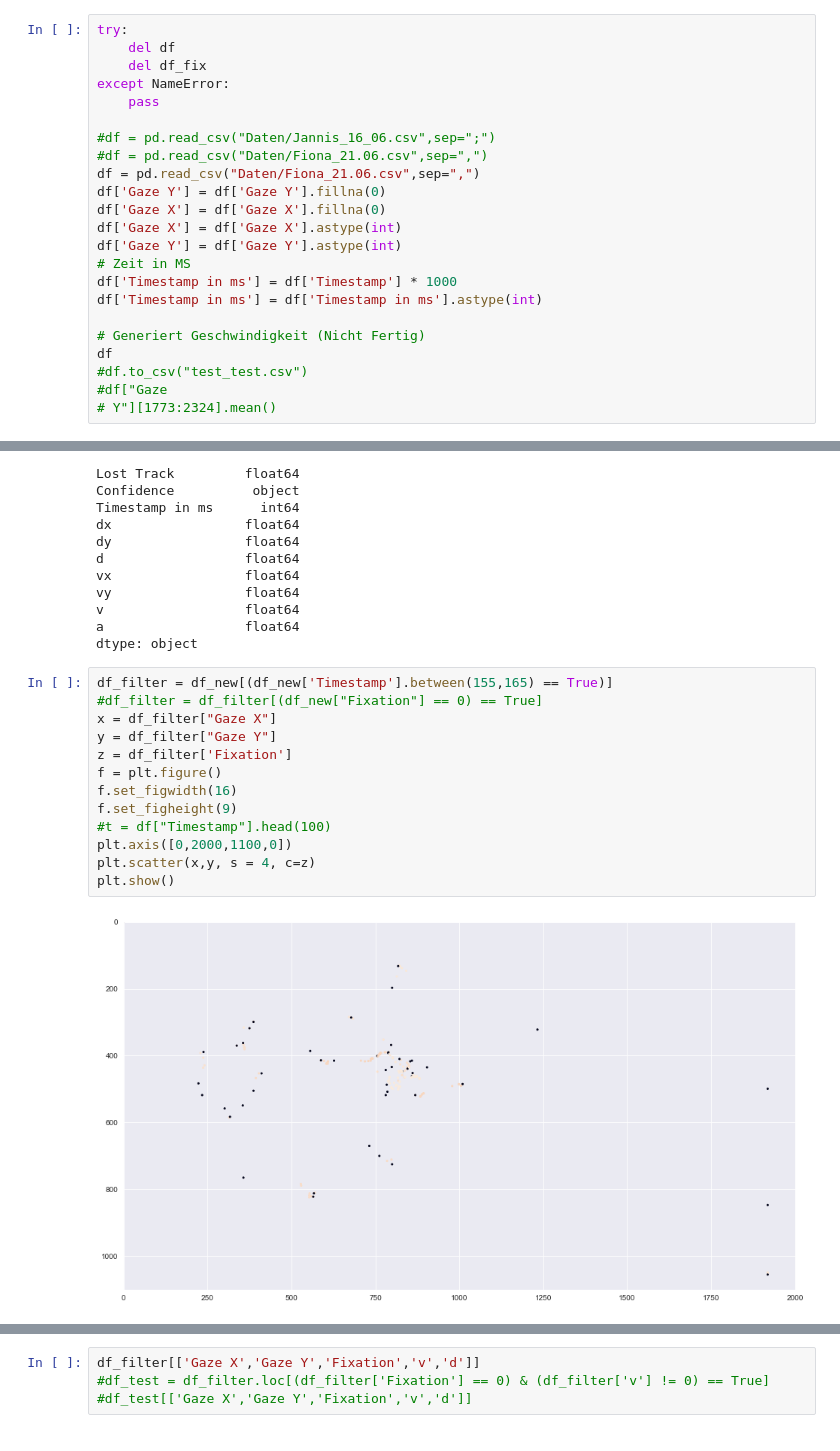
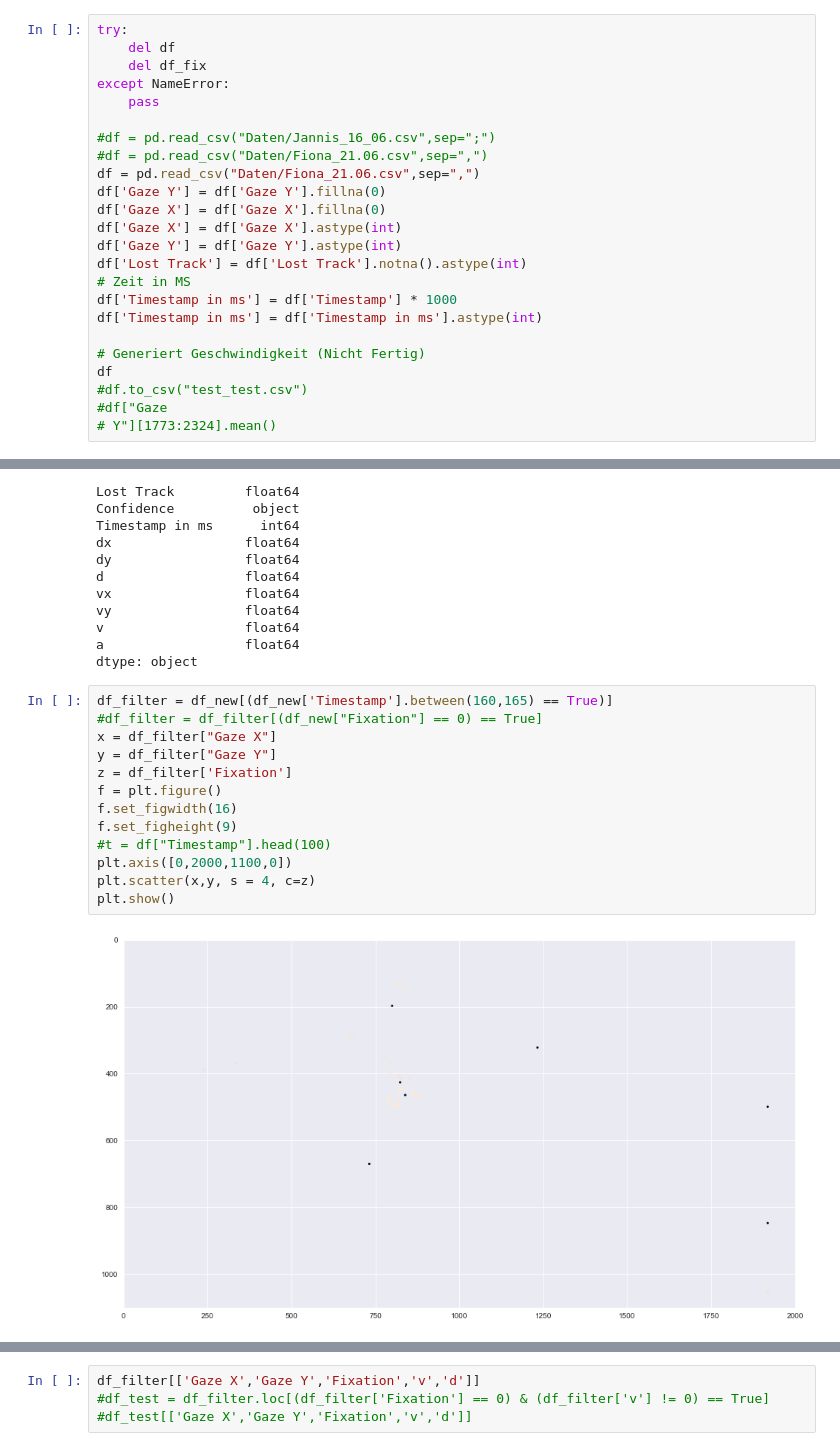
Before and after one commit to giannywise/Eyetracking, a Jupyter notebook: data_analysis.ipynb, the cells around one changed output, grey strips where cells are left out. Drawn from its saved outputs; the diff is of its cells as text.

```diff
--- a/data_analysis.ipynb
+++ b/data_analysis.ipynb
@@ -22,6 +22,7 @@ df['Gaze Y'] = df['Gaze Y'].fillna(0)
 df['Gaze X'] = df['Gaze X'].fillna(0)
 df['Gaze X'] = df['Gaze X'].astype(int)
 df['Gaze Y'] = df['Gaze Y'].astype(int)
+df['Lost Track'] = df['Lost Track'].notna().astype(int)
 # Zeit in MS
 df['Timestamp in ms'] = df['Timestamp'] * 1000
 df['Timestamp in ms'] = df['Timestamp in ms'].astype(int)
@@ -163,20 +164,20 @@ v                  float64
 a                  float64
 dtype: object
 # %%
-df_filter = df_new[(df_new['Timestamp'].between(155,165) == True)]
+df_filter = df_new[(df_new['Timestamp'].between(160,165) == True)]
 #df_filter = df_filter[(df_new["Fixation"] == 0) == True]
 x = df_filter["Gaze X"]
 y = df_filter["Gaze Y"]
 z = df_filter['Fixation']
 f = plt.figure()
 f.set_figwidth(16)
 f.set_figheight(9)
 #t = df["Timestamp"].head(100)
 plt.axis([0,2000,1100,0])
 plt.scatter(x,y, s = 4, c=z)
 plt.show()
 # %% [output]
-[figure, old version]
+[figure, new version]
 # %%
 df_filter
 # %% [output]
```
Also changed, not shown: parts of 12 cells of this notebook, 3 other files.
